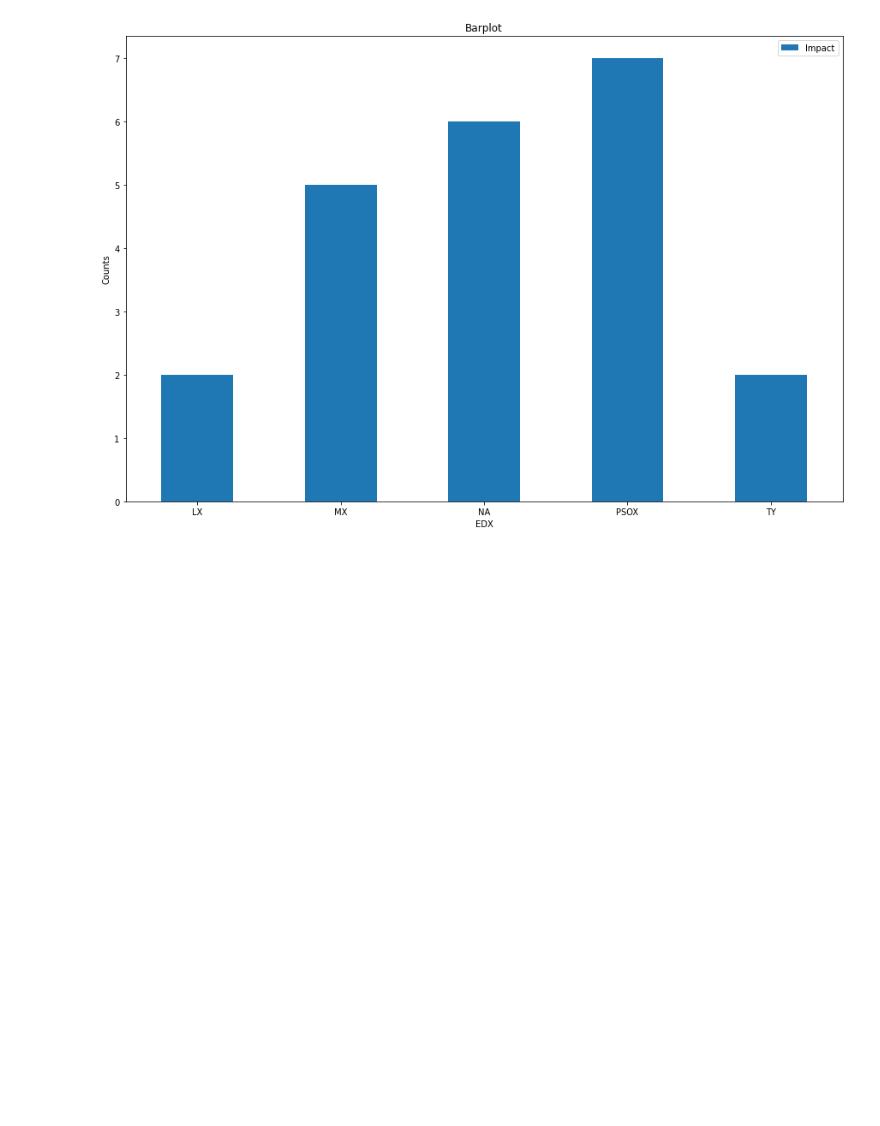
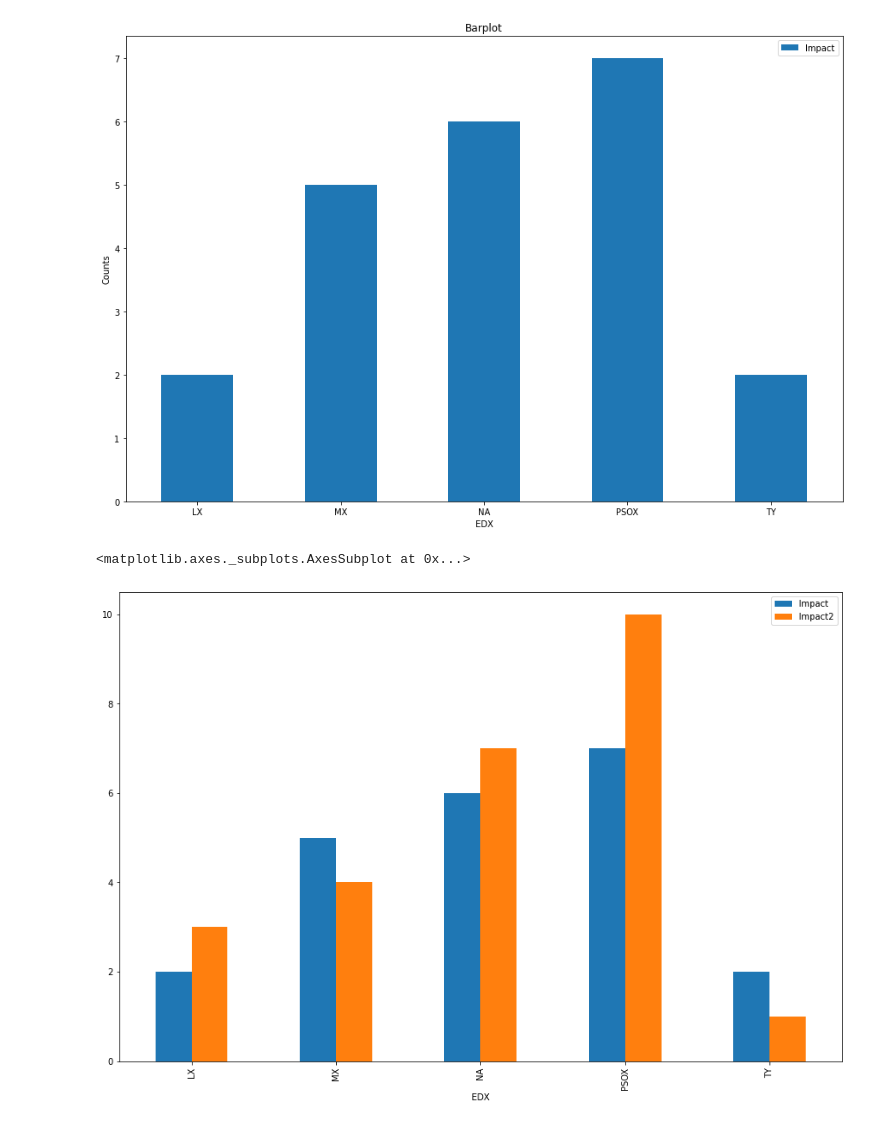
Before and after one commit to gitzV/DataScience, a Jupyter notebook: tds_pandas.ipynb, the cells around one changed output. Cells and saved outputs as stored; diff of their text form; code cells hidden in the pictures; blank space fills up the shorter version.

```diff
--- a/tds_pandas.ipynb
+++ b/tds_pandas.ipynb
@@ -452,3 +453,12 @@ plt.show()
 # %% [output]
 <Figure size 432x288 with 0 Axes>
 [figure]
+# %%
+# Other counts
+df_agg["Impact2"] = [3,4,7,10,1] # add new data
+df_bar = df_agg[["EDX","Impact","Impact2"]]  # subset relevant columns
+df_bar.set_index("EDX", inplace=True)  # update index for plotting
+df_bar.plot.bar(figsize=(15,10))  # barplot
+# %% [output]
+<matplotlib.axes._subplots.AxesSubplot at 0x...>
+[figure, added]
```
Also changed, not shown: parts of 13 cells of this notebook.
